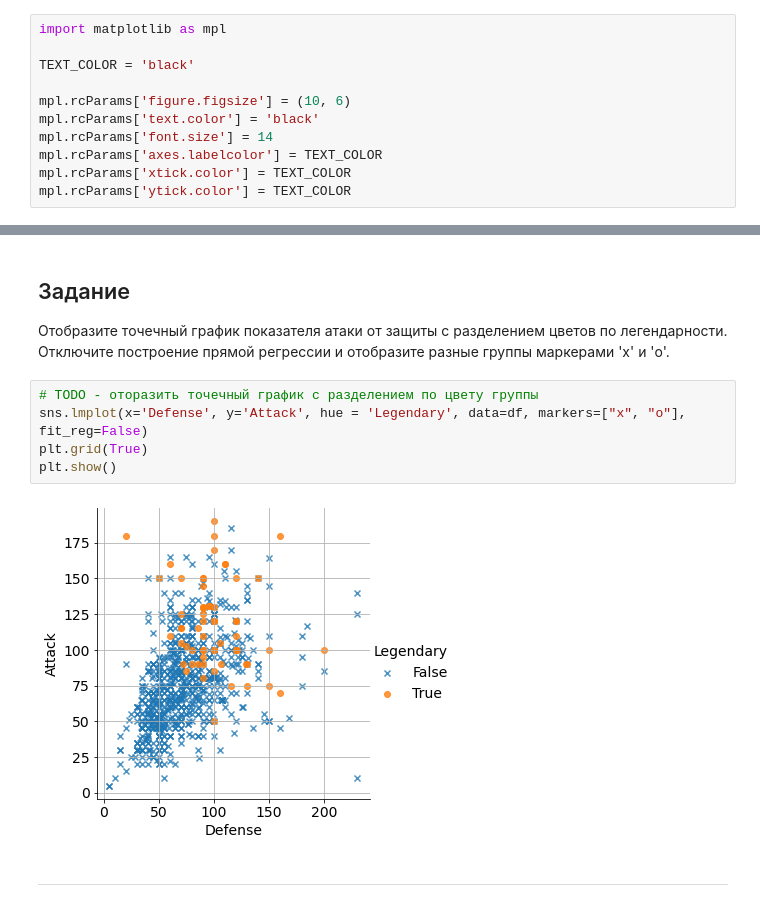
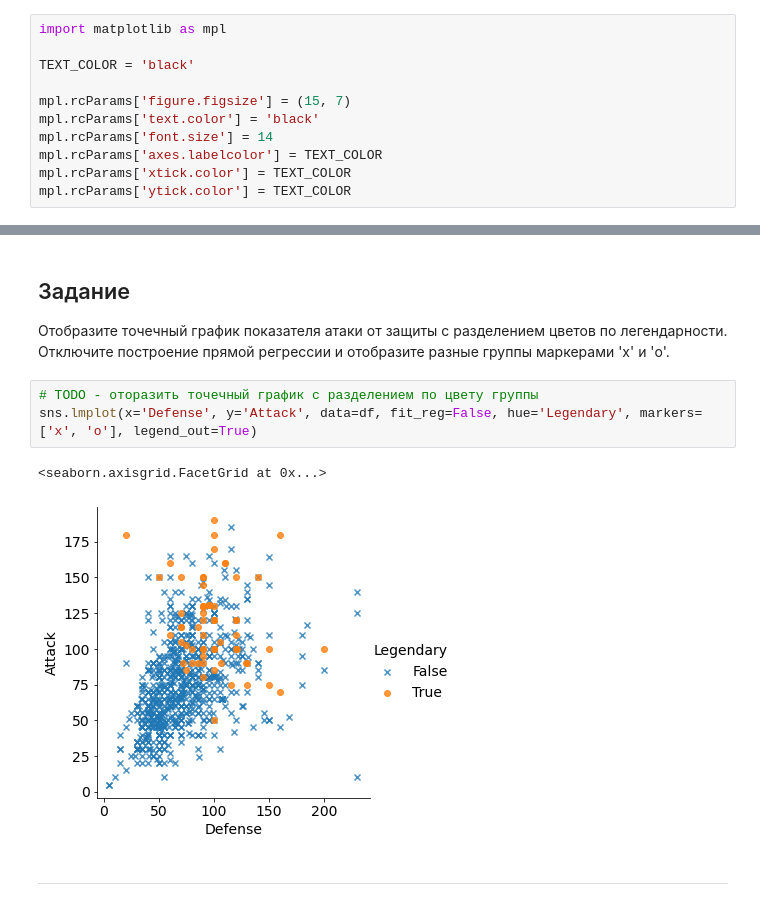
Before and after one commit to Avram-Machine/ML, a Jupyter notebook: notebooks/09_Seaborn.ipynb, the cells around one changed output, grey strips where cells are left out. Drawn from its saved outputs; the diff is of its cells as text.

```diff
--- a/notebooks/09_Seaborn.ipynb
+++ b/notebooks/09_Seaborn.ipynb
@@ -123,7 +123,7 @@ import matplotlib as mpl
 
 TEXT_COLOR = 'black'
 
-mpl.rcParams['figure.figsize'] = (10, 6)
+mpl.rcParams['figure.figsize'] = (15, 7)
 mpl.rcParams['text.color'] = 'black'
 mpl.rcParams['font.size'] = 14
 mpl.rcParams['axes.labelcolor'] = TEXT_COLOR
@@ -308,11 +318,10 @@ plt.show()
 Отобразите точечный график показателя атаки от защиты с разделением цветов по легендарности. Отключите построение прямой регрессии и отобразите разные группы маркерами 'x' и 'o'.
 # %%
 # TODO - оторазить точечный график с разделением по цвету группы
-sns.lmplot(x='Defense', y='Attack', hue = 'Legendary', data=df, markers=["x", "o"], fit_reg=False)
-plt.grid(True)
-plt.show()
+sns.lmplot(x='Defense', y='Attack', data=df, fit_reg=False, hue='Legendary', markers=['x', 'o'], legend_out=True)
 # %% [output]
+<seaborn.axisgrid.FacetGrid at 0x...>
-[figure, old version]
+[figure, new version]
 # %% [markdown]
 ---
 # %%
```
Also changed, not shown: parts of 17 cells of this notebook.
